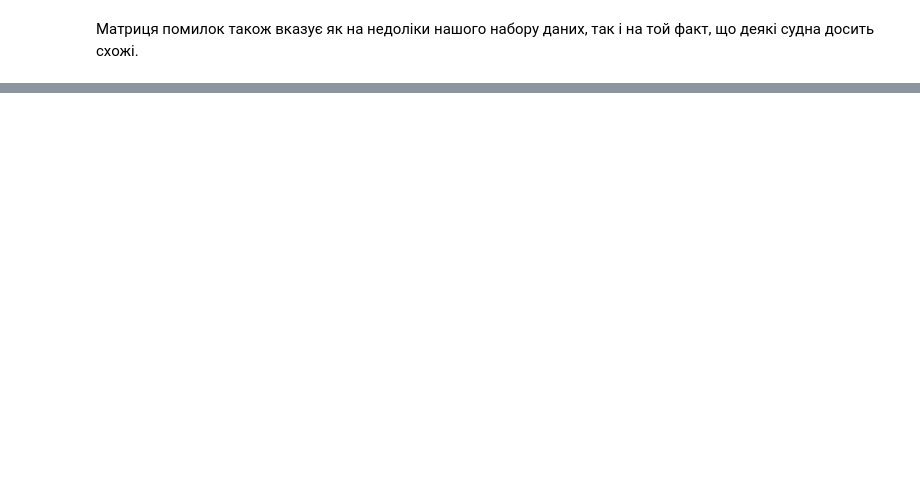
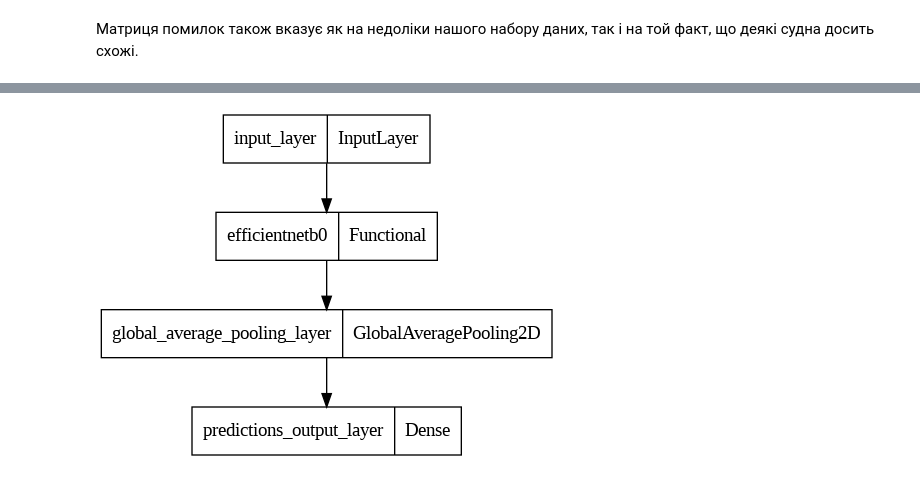
Before and after one commit to OleksanderShevchenko/ShipVision, a Jupyter notebook: ship_vision_train.ipynb, the cells around one changed output, grey strips where cells are left out. Cells and saved outputs as stored; diff of their text form; code cells hidden in the pictures; blank space fills up the shorter version.

```diff
--- a/ship_vision_train.ipynb
+++ b/ship_vision_train.ipynb
@@ -769 +864,38 @@ _________________________________________________________________
+# %%
+import tensorflow as tf
+from tensorflow import keras
+from tensorflow.keras import layers, applications
+from tensorflow.keras.layers.experimental import preprocessing
+
+
+num_classes = len(class_names)  # кількість класів
+image_size = IMG_SIZE + (3,)  # розмір вхідних даних
+# 1. створюємо екстрактор ознак
+feature_extractor = applications.EfficientNetB0(include_top=False)  # не включаємо вхідний шар, бо у нас він свій
+
+# 2. заморожуемо його коефіцієнти - ця частина не змінюється під час тренування
+feature_extractor.trainable = False
+
+# 3. Створюємо власний вхідний шар
+inputs = layers.Input(shape=image_size, name="input_layer")
+
+# 4. Додаємо вхідний шар до екстрактора ознак
+x = feature_extractor(inputs)
+
+# 5. Додаємо шар глобального усереднення
+x = tf.keras.layers.GlobalAveragePooling2D(name="global_average_pooling_layer")(x)
+
+# 6. Створюємо вихідний шар з активаційним шаром "softmax"
+outputs = tf.keras.layers.Dense(num_classes, activation="softmax", name="predictions_output_layer")(x)
+
+# 7. Збираємо всі шари у модель
+model_effb0 = tf.keras.Model(inputs, outputs)
+
+# 9. Компілюємо модель. Класси до наших даних закодовано у стилі one-hot-encoded
+# тому втрати визначаємо як "categorical_crossentropy"
+#  коли класи закодовані одним числом, а це число пов'язано зі списком імен класів або словником,
+# тоді б ми взяли "sparse_categorical_crossentropy"
+model_effb0.compile(loss="categorical_crossentropy",
+                optimizer=tf.keras.optimizers.Adam(learning_rate=0.001),
+                metrics=["accuracy"])
 # %%
@@ -783,0 +938,5 @@ Saving TensorBoard log files to: tensor_board/ship_vision/20231031-164713
+# %%
+# можна зобразити модель як дерево
+tf.keras.utils.plot_model(model_effb0)
+# %% [output]
+[figure, added]
```
Also changed, not shown: parts of 61 cells of this notebook.
